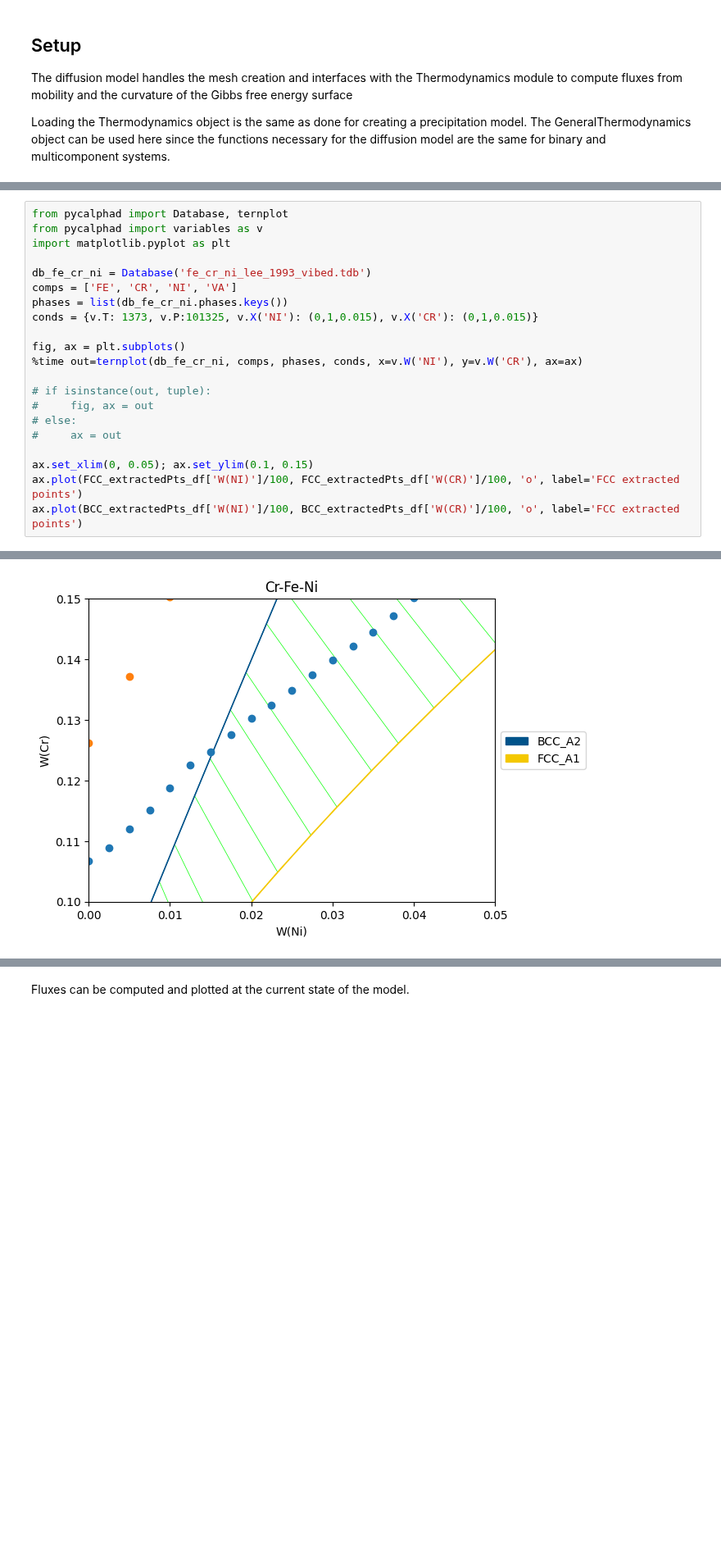
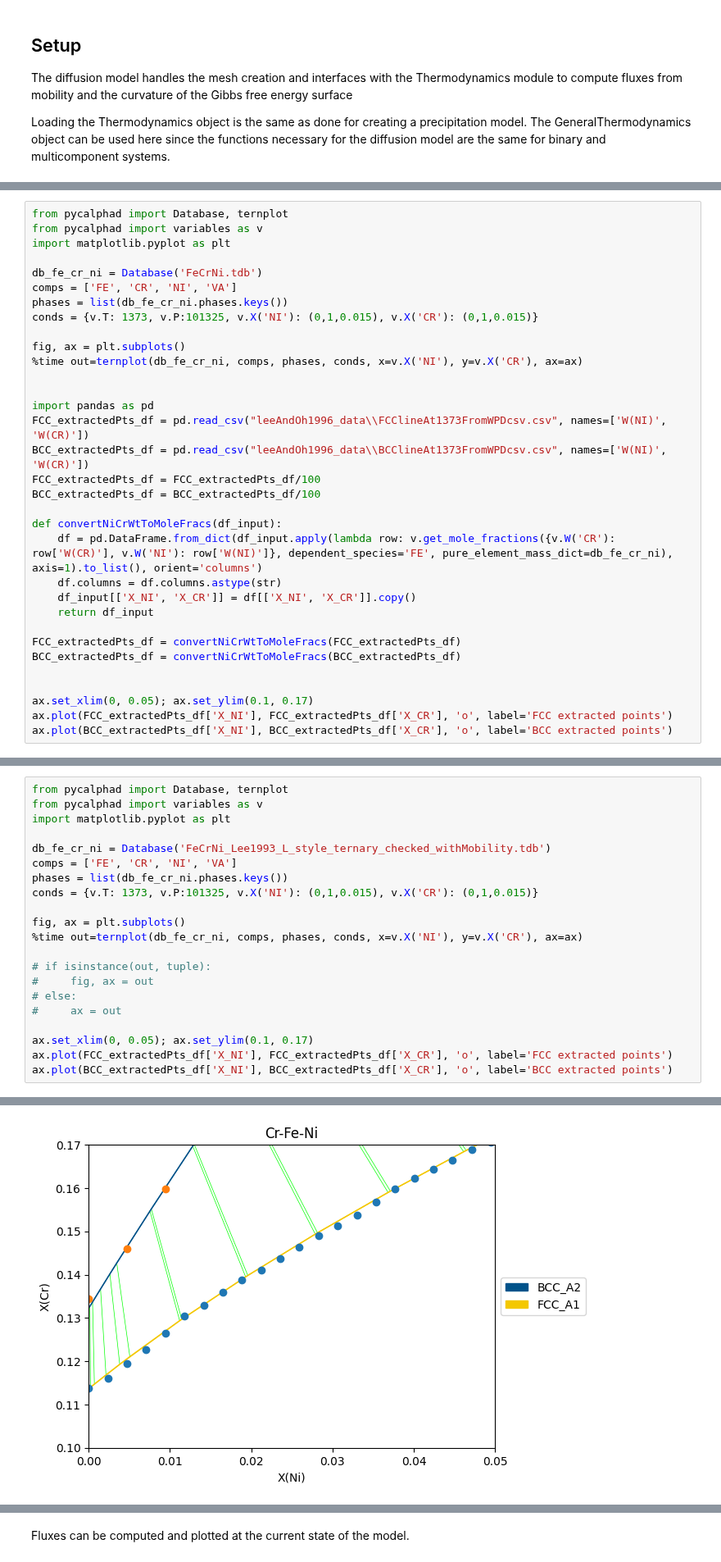
Before and after one commit to samuelgprice/kawin, a Jupyter notebook: examples/replicateLee1993_thermoAndKinetic.ipynb, the cells around one changed output, grey strips where cells are left out. Shown at 82% size. Saved outputs shown, nothing was run; the diff lists cells and outputs as text; blank space fills up the shorter version.

```diff
--- a/examples/replicateLee1993_thermoAndKinetic.ipynb
+++ b/examples/replicateLee1993_thermoAndKinetic.ipynb
@@ -18,0 +22,33 @@ therm = GeneralThermodynamics('FeCrNi_Lee1993_L_style_ternary_checked_withMobili
+# %%
+from pycalphad import Database, ternplot
+from pycalphad import variables as v
+import matplotlib.pyplot as plt
+
+db_fe_cr_ni = Database('FeCrNi.tdb')
+comps = ['FE', 'CR', 'NI', 'VA']
+phases = list(db_fe_cr_ni.phases.keys())
+conds = {v.T: 1373, v.P:101325, v.X('NI'): (0,1,0.015), v.X('CR'): (0,1,0.015)}
+
+fig, ax = plt.subplots()
+%time out=ternplot(db_fe_cr_ni, comps, phases, conds, x=v.X('NI'), y=v.X('CR'), ax=ax)
+
+
+import pandas as pd
+FCC_extractedPts_df = pd.read_csv("leeAndOh1996_data\\FCClineAt1373FromWPDcsv.csv", names=['W(NI)', 'W(CR)'])
+BCC_extractedPts_df = pd.read_csv("leeAndOh1996_data\\BCClineAt1373FromWPDcsv.csv", names=['W(NI)', 'W(CR)'])
+FCC_extractedPts_df = FCC_extractedPts_df/100
+BCC_extractedPts_df = BCC_extractedPts_df/100
+
+def convertNiCrWtToMoleFracs(df_input):
+    df = pd.DataFrame.from_dict(df_input.apply(lambda row: v.get_mole_fractions({v.W('CR'): row['W(CR)'], v.W('NI'): row['W(NI)']}, dependent_species='FE', pure_element_mass_dict=db_fe_cr_ni), axis=1).to_list(), orient='columns')
+    df.columns = df.columns.astype(str)
+    df_input[['X_NI', 'X_CR']] = df[['X_NI', 'X_CR']].copy()
+    return df_input
+
+FCC_extractedPts_df = convertNiCrWtToMoleFracs(FCC_extractedPts_df)
+BCC_extractedPts_df = convertNiCrWtToMoleFracs(BCC_extractedPts_df)
+
+
+ax.set_xlim(0, 0.05); ax.set_ylim(0.1, 0.17)
+ax.plot(FCC_extractedPts_df['X_NI'], FCC_extractedPts_df['X_CR'], 'o', label='FCC extracted points')
+ax.plot(BCC_extractedPts_df['X_NI'], BCC_extractedPts_df['X_CR'], 'o', label='BCC extracted points')
@@ -21,20 +62,20 @@ from pycalphad import Database, ternplot
 from pycalphad import variables as v
 import matplotlib.pyplot as plt
 
-db_fe_cr_ni = Database('fe_cr_ni_lee_1993_vibed.tdb')
+db_fe_cr_ni = Database('FeCrNi_Lee1993_L_style_ternary_checked_withMobility.tdb')
 comps = ['FE', 'CR', 'NI', 'VA']
 phases = list(db_fe_cr_ni.phases.keys())
 conds = {v.T: 1373, v.P:101325, v.X('NI'): (0,1,0.015), v.X('CR'): (0,1,0.015)}
 
 fig, ax = plt.subplots()
-%time out=ternplot(db_fe_cr_ni, comps, phases, conds, x=v.W('NI'), y=v.W('CR'), ax=ax)
+%time out=ternplot(db_fe_cr_ni, comps, phases, conds, x=v.X('NI'), y=v.X('CR'), ax=ax)
 
 # if isinstance(out, tuple):
 #     fig, ax = out
 # else:
 #     ax = out
 
-ax.set_xlim(0, 0.05); ax.set_ylim(0.1, 0.15)
-ax.plot(FCC_extractedPts_df['W(NI)']/100, FCC_extractedPts_df['W(CR)']/100, 'o', label='FCC extracted points')
-ax.plot(BCC_extractedPts_df['W(NI)']/100, BCC_extractedPts_df['W(CR)']/100, 'o', label='FCC extracted points')
+ax.set_xlim(0, 0.05); ax.set_ylim(0.1, 0.17)
+ax.plot(FCC_extractedPts_df['X_NI'], FCC_extractedPts_df['X_CR'], 'o', label='FCC extracted points')
+ax.plot(BCC_extractedPts_df['X_NI'], BCC_extractedPts_df['X_CR'], 'o', label='BCC extracted points')
 # %% [output]
@@ -43,2 +84,2 @@ Wall time: 7.33 s
 [<matplotlib.lines.Line2D at 0x...>]
-[figure, old version]
+[figure, new version]
```
Also changed, not shown: parts of 24 cells of this notebook, 14 other files.
